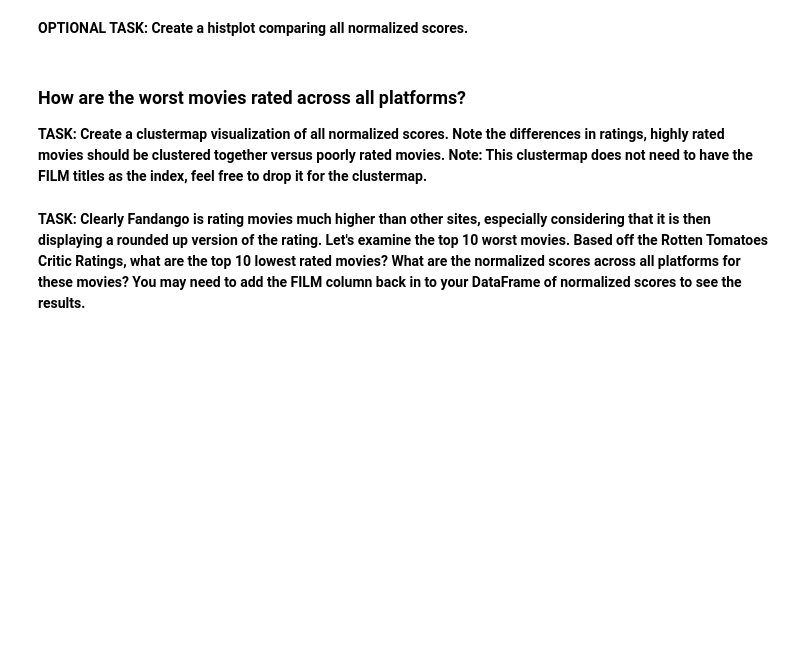
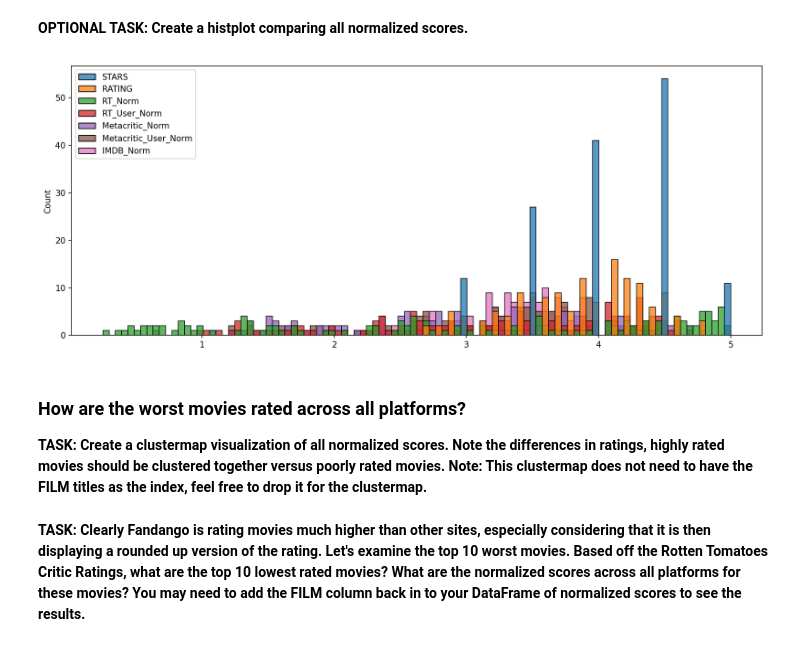
Before and after one commit to abrook83/early_python, a Jupyter notebook: Machine Learning/Masterclass Notes/06-Capstone-Project/00-Capstone-Project.ipynb, the cells around one changed output. Saved outputs shown, nothing was run; the diff lists cells and outputs as text; code cells hidden in the pictures; blank space fills up the shorter version.

```diff
--- a/Machine Learning/Masterclass Notes/06-Capstone-Project/00-Capstone-Project.ipynb
+++ b/Machine Learning/Masterclass Notes/06-Capstone-Project/00-Capstone-Project.ipynb
@@ -492,3 +543,8 @@ Quick Note if you have issues moving the legend for a seaborn kdeplot: https://g
+# %%
+plt.figure(figsize=(15,6),dpi=150)
+sns.histplot(data=norm_scores,bins=100);
+# %% [output]
+[figure, added]
 # %% [markdown]
 
 ### How are the worst movies rated across all platforms?
```
Also changed, not shown: parts of 15 cells of this notebook.
